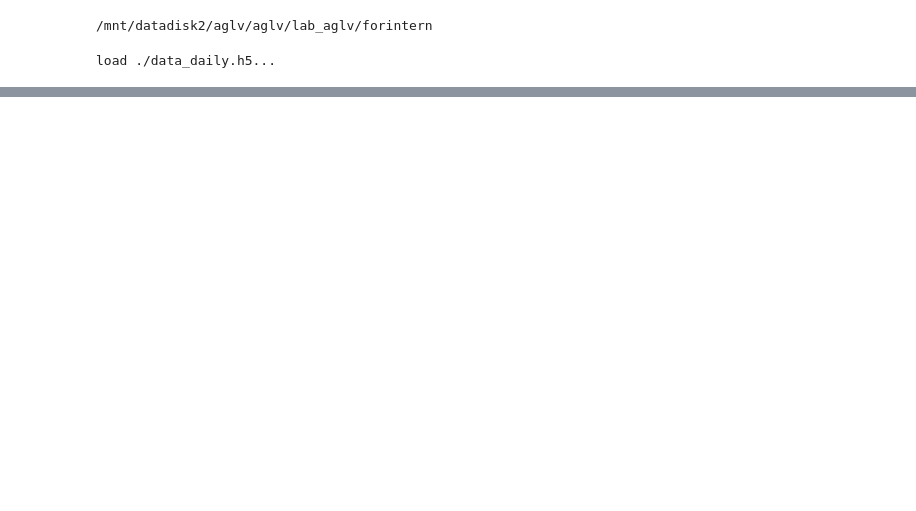
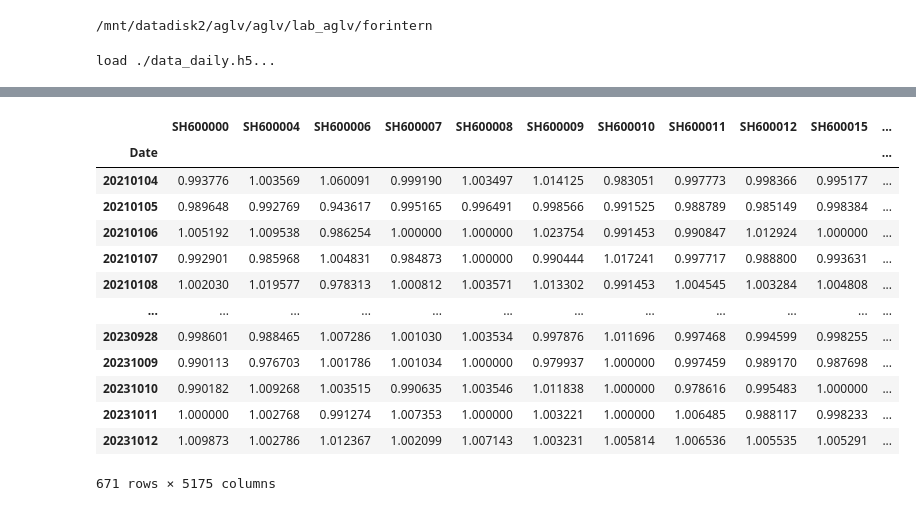
Before and after one commit to ForestMayJun/Quant_v3, a Jupyter notebook: alpha_oct/inday_period.ipynb, the cells around one changed output, grey strips where cells are left out. Saved outputs shown, nothing was run; the diff lists cells and outputs as text; code cells hidden in the pictures; blank space fills up the shorter version.

```diff
--- a/alpha_oct/inday_period.ipynb
+++ b/alpha_oct/inday_period.ipynb
@@ -578,0 +684,48 @@ Name: 2, Length: 693, dtype: float64
+# %%
+def joint_inday_ret(clo):
+    ret_num = 10
+    step = int(240 / ret_num)
+    ret_arr = []
+    for i in tqdm(range(ret_num)):
+        res = clo.groupby(level='Date').apply(lambda x: x.iloc[step*(i+1), :] / x.iloc[step*i, :])
+        ret_arr.append(res)
+
+    return ret_arr
+# %%
+from concurrent.futures import ProcessPoolExecutor
+ret_num = 10
+
+def compute_return(clo, step, i):
+    if i == ret_num - 1:
+        return clo.groupby(level='Date').apply(lambda x: x.iloc[-1, :] / x.iloc[step*i, :])
+    else:
+        return clo.groupby(level='Date').apply(lambda x: x.iloc[step*(i+1), :] / x.iloc[step*i, :])
+
+def joint_inday_ret(clo):
+    step = int(240 / ret_num)
+    ret_arr = []
+
+    with ProcessPoolExecutor() as executor:
+        futures = [executor.submit(compute_return, clo, step, i) for i in range(ret_num)]
+        for future in tqdm(futures):
+            ret_arr.append(future.result().stack())
+
+    return ret_arr
+# %%
+ret_arr = joint_inday_ret(clo)
+ret_arr[0]
+# %% [output]
+|  | SH600000 | SH600004 | SH600006 | SH600007 | SH600008 | SH600009 | SH600010 | SH600011 | SH600012 | SH600015 | ... |
+| Date |  |  |  |  |  |  |  |  |  |  | ... |
+| 20210104 | 0.993776 | 1.003569 | 1.060091 | 0.999190 | 1.003497 | 1.014125 | 0.983051 | 0.997773 | 0.998366 | 0.995177 | ... |
+| 20210105 | 0.989648 | 0.992769 | 0.943617 | 0.995165 | 0.996491 | 0.998566 | 0.991525 | 0.988789 | 0.985149 | 0.998384 | ... |
+| 20210106 | 1.005192 | 1.009538 | 0.986254 | 1.000000 | 1.000000 | 1.023754 | 0.991453 | 0.990847 | 1.012924 | 1.000000 | ... |
+| 20210107 | 0.992901 | 0.985968 | 1.004831 | 0.984873 | 1.000000 | 0.990444 | 1.017241 | 0.997717 | 0.988800 | 0.993631 | ... |
+| 20210108 | 1.002030 | 1.019577 | 0.978313 | 1.000812 | 1.003571 | 1.013302 | 0.991453 | 1.004545 | 1.003284 | 1.004808 | ... |
+| ... | ... | ... | ... | ... | ... | ... | ... | ... | ... | ... | ... |
+| 20230928 | 0.998601 | 0.988465 | 1.007286 | 1.001030 | 1.003534 | 0.997876 | 1.011696 | 0.997468 | 0.994599 | 0.998255 | ... |
+| 20231009 | 0.990113 | 0.976703 | 1.001786 | 1.001034 | 1.000000 | 0.979937 | 1.000000 | 0.997459 | 0.989170 | 0.987698 | ... |
+| 20231010 | 0.990182 | 1.009268 | 1.003515 | 0.990635 | 1.003546 | 1.011838 | 1.000000 | 0.978616 | 0.995483 | 1.000000 | ... |
+| 20231011 | 1.000000 | 1.002768 | 0.991274 | 1.007353 | 1.000000 | 1.003221 | 1.000000 | 1.006485 | 0.988117 | 0.998233 | ... |
+| 20231012 | 1.009873 | 1.002786 | 1.012367 | 1.002099 | 1.007143 | 1.003231 | 1.005814 | 1.006536 | 1.005535 | 1.005291 | ... |
+671 rows × 5175 columns
```
Also changed, not shown: parts of 78 cells of this notebook, 7 other files.
